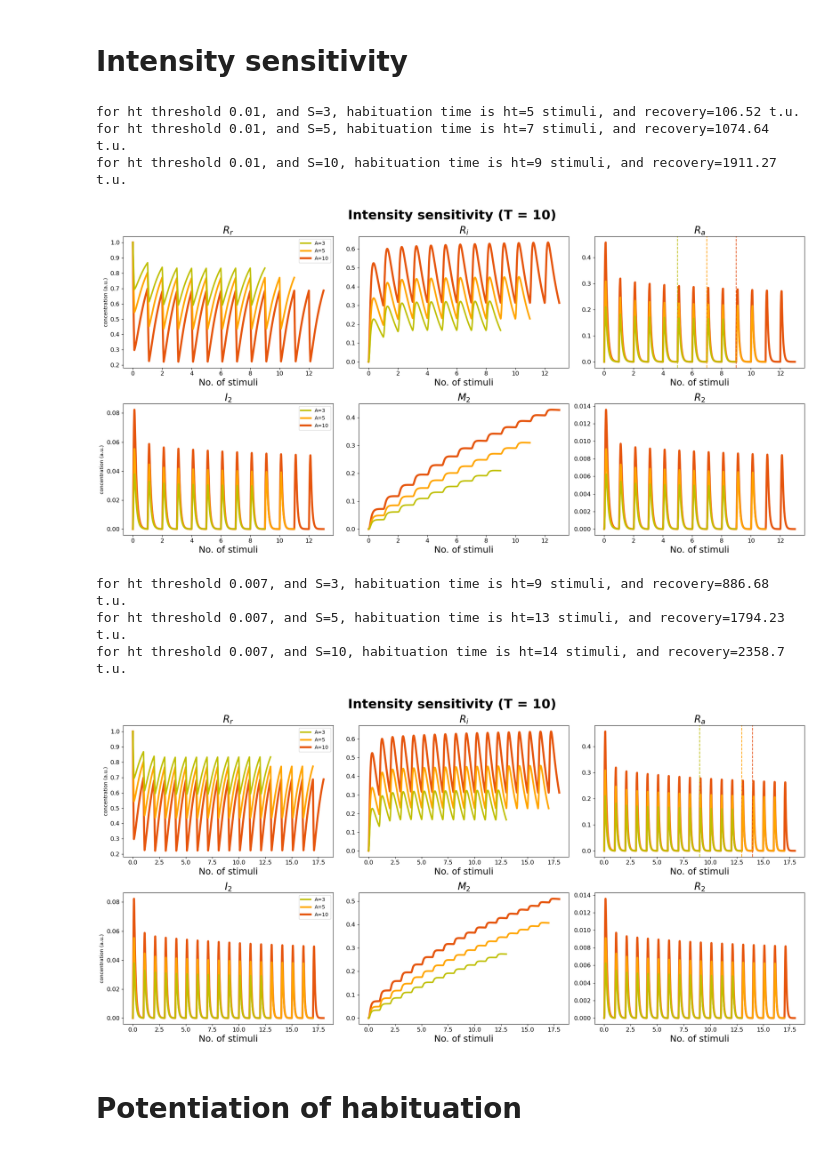
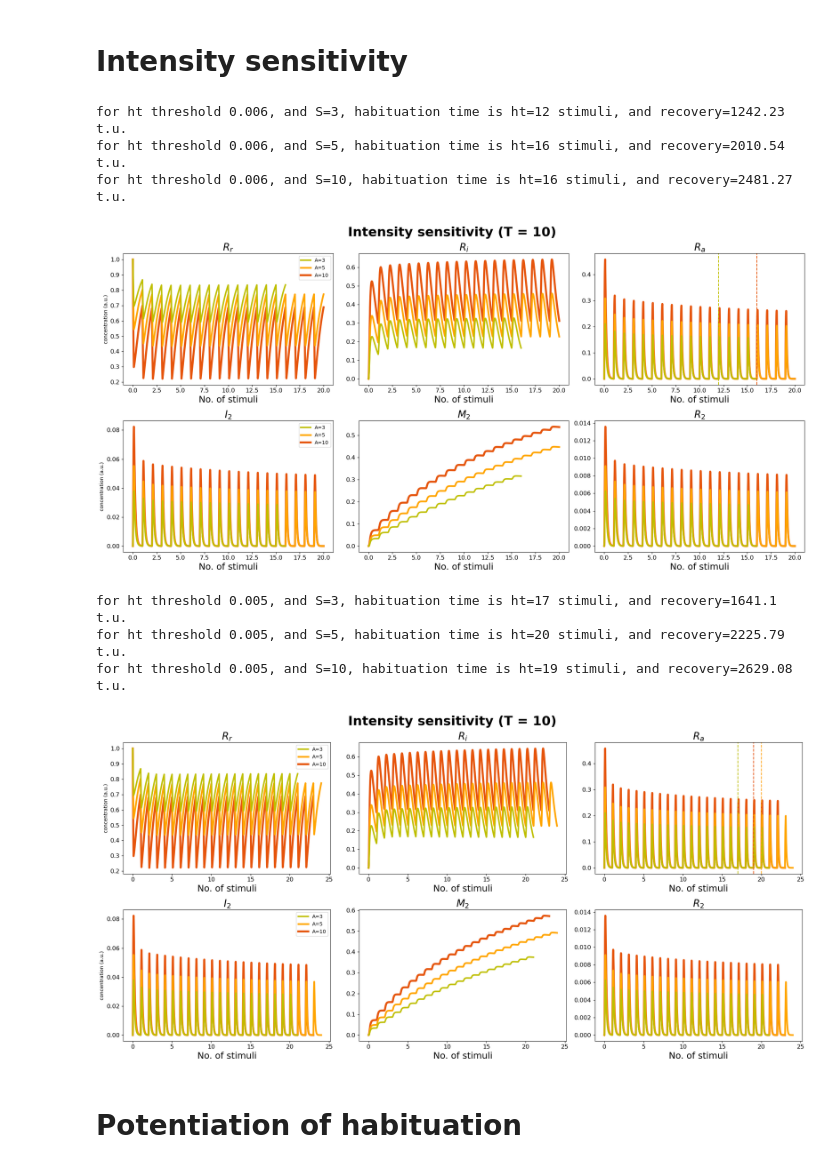
Before and after one commit to theobiolab/habituation, a Jupyter notebook: receptor_Ra.ipynb, the cells around one changed output. Drawn from its saved outputs; the diff is of its cells as text; code cells hidden in the pictures.

```diff
--- a/receptor_Ra.ipynb
+++ b/receptor_Ra.ipynb
@@ -36,7 +36,8 @@ mys = system.System(f,p0, X0,output_var_idx=-1,steps_per_time=100,hmax=0)
 # %%
 S=10
 T_scan_set = [5, 10, 15]
-for ht_threshold in [0.01,0.007]:
+#for ht_threshold in [0.01,0.007]:
+for ht_threshold in [0.01,0.008]:
     traj = []
     tvecs = []
     ht = []
@@ -157,7 +158,7 @@ colors = ["y",  "orange",plt.cm.tab20c(4)]
 
 T=10
 Amplitudes = [3, 5, 10]
-for ht_threshold in [0.01,0.007]:
+for ht_threshold in [0.006,0.005]:
     traj = []
     tvecs = []
     ht = []
@@ -178,41 +179,41 @@ for ht_threshold in [0.01,0.007]:
         for k in range(0,6):
             #order of variables is #Rr, Ri, I2, M2, R2, Ra . We want to plot Rr, Ri, Ra // I2, M2, R2
             if k==0:
                 ax=axes[0][0]
             elif k==1:
                 ax=axes[0][1]
             elif k==2:
                 ax=axes[1][0]
             elif k==3:
                 ax=axes[1][1]
             elif k==4:
                 ax=axes[1][2]
             elif k==5:
                 ax=axes[0][2]
                 ax.axvline(x=ht[j],linestyle="--",color=colors[j])
             ax.set_title(labels[k], fontsize=20)
             ax.plot(tvec, y[:,k], color=colors[j], lw=lw[j], alpha=al[j],label="A=%d"%Amax,zorder=(2-j))
 
             ax.set_xlabel('No. of stimuli', fontsize=18)
             ax.xaxis.set_tick_params(labelsize=12)
             ax.yaxis.set_tick_params(labelsize=12)
 
             if ax==axes[0][0] or ax==axes[1][0]:
                 ax.set_ylabel('concentration (a.u.)')
                 ax.legend()
     #sns.despine()
     fig.suptitle('Intensity sensitivity (T = ' +str(T) +")",  fontweight="bold", fontsize=26)
     plt.tight_layout()
     plt.show()
 # %% [output]
-for ht threshold 0.01, and S=3, habituation time is ht=5 stimuli, and recovery=106.52 t.u.
-for ht threshold 0.01, and S=5, habituation time is ht=7 stimuli, and recovery=1074.64 t.u.
-for ht threshold 0.01, and S=10, habituation time is ht=9 stimuli, and recovery=1911.27 t.u.
+for ht threshold 0.006, and S=3, habituation time is ht=12 stimuli, and recovery=1242.23 t.u.
+for ht threshold 0.006, and S=5, habituation time is ht=16 stimuli, and recovery=2010.54 t.u.
+for ht threshold 0.006, and S=10, habituation time is ht=16 stimuli, and recovery=2481.27 t.u.
-[figure, old version]
+[figure, new version]
-for ht threshold 0.007, and S=3, habituation time is ht=9 stimuli, and recovery=886.68 t.u.
-for ht threshold 0.007, and S=5, habituation time is ht=13 stimuli, and recovery=1794.23 t.u.
-for ht threshold 0.007, and S=10, habituation time is ht=14 stimuli, and recovery=2358.7 t.u.
+for ht threshold 0.005, and S=3, habituation time is ht=17 stimuli, and recovery=1641.1 t.u.
+for ht threshold 0.005, and S=5, habituation time is ht=20 stimuli, and recovery=2225.79 t.u.
+for ht threshold 0.005, and S=10, habituation time is ht=19 stimuli, and recovery=2629.08 t.u.
-[figure, old version]
+[figure, new version]
 # %% [markdown]
 # Potentiation of habituation
 # %%
```
Also changed, not shown: parts of 1 cell of this notebook, 4 other files.
